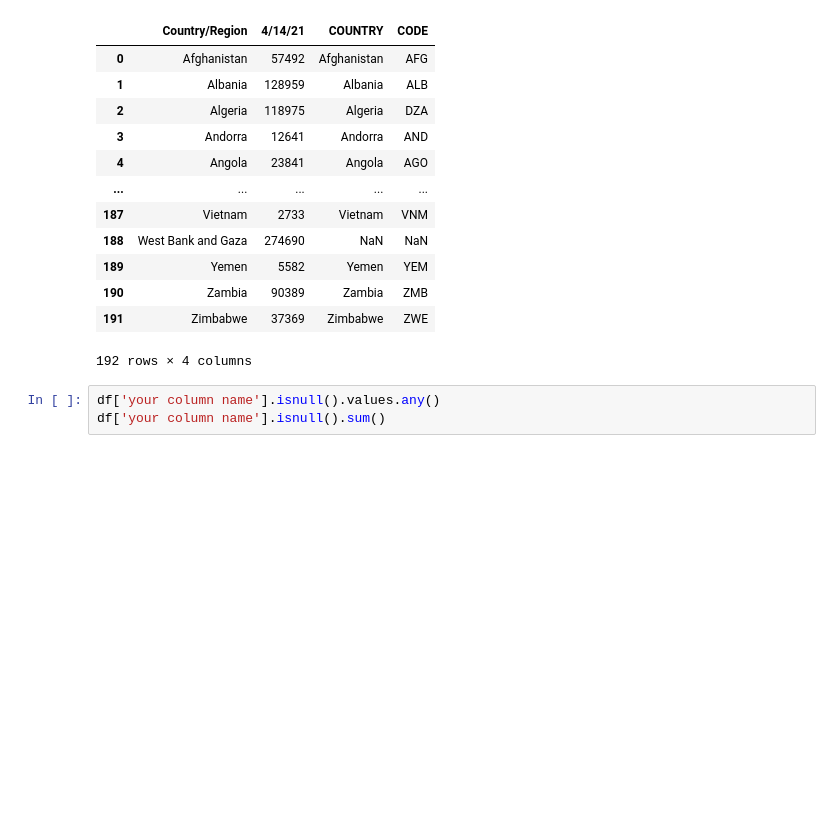
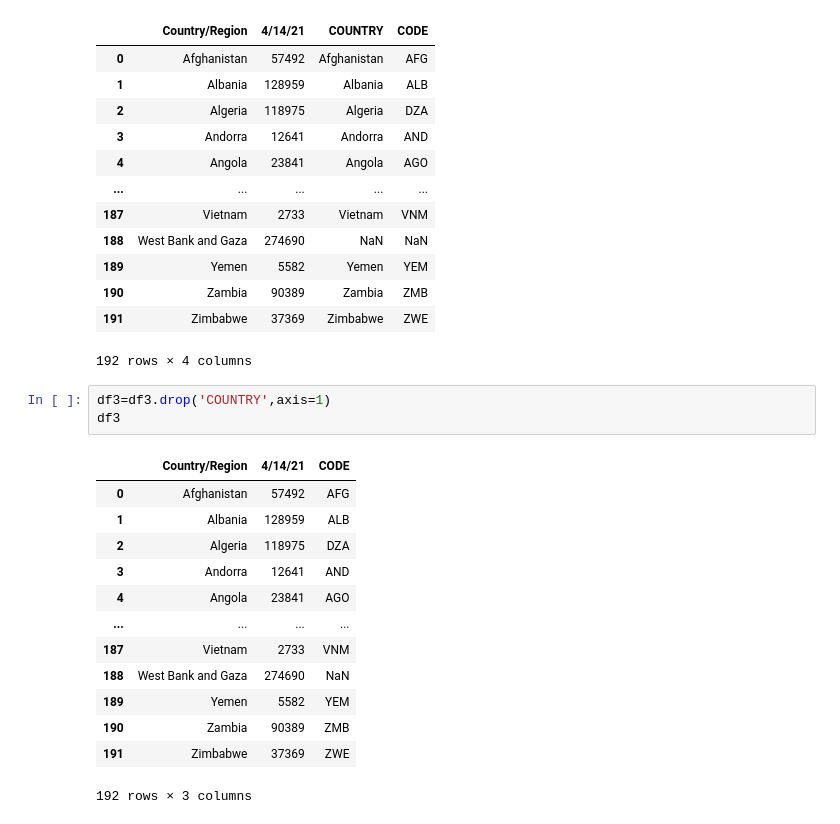
Before and after one commit to iannjari/covid-19-cases-and-mortality-forecaster, a Jupyter notebook: Data Preview.ipynb, the cells around one changed output. Saved outputs shown, nothing was run; the diff lists cells and outputs as text; blank space fills up the shorter version.

```diff
--- a/Data Preview.ipynb
+++ b/Data Preview.ipynb
@@ -150,6 +150,20 @@ df3
 | 190 | Zambia | 90389 | Zambia | ZMB |
 | 191 | Zimbabwe | 37369 | Zimbabwe | ZWE |
 192 rows × 4 columns
-# %%
-df['your column name'].isnull().values.any()
-df['your column name'].isnull().sum()
+# %%
+df3=df3.drop('COUNTRY',axis=1)
+df3
+# %% [output]
+|  | Country/Region | 4/14/21 | CODE |
+| 0 | Afghanistan | 57492 | AFG |
+| 1 | Albania | 128959 | ALB |
+| 2 | Algeria | 118975 | DZA |
+| 3 | Andorra | 12641 | AND |
+| 4 | Angola | 23841 | AGO |
+| ... | ... | ... | ... |
+| 187 | Vietnam | 2733 | VNM |
+| 188 | West Bank and Gaza | 274690 | NaN |
+| 189 | Yemen | 5582 | YEM |
+| 190 | Zambia | 90389 | ZMB |
+| 191 | Zimbabwe | 37369 | ZWE |
+192 rows × 3 columns
```
Also changed, not shown: parts of 8 cells of this notebook, 1 other file.
